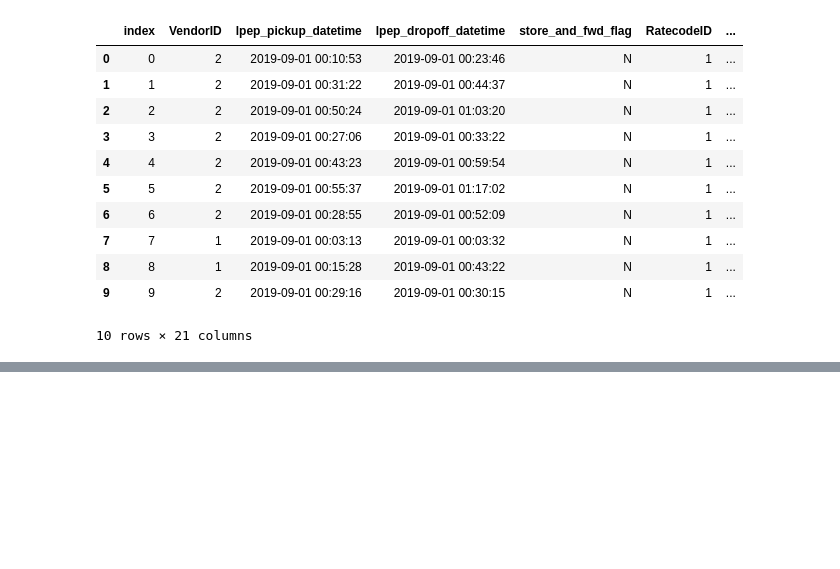
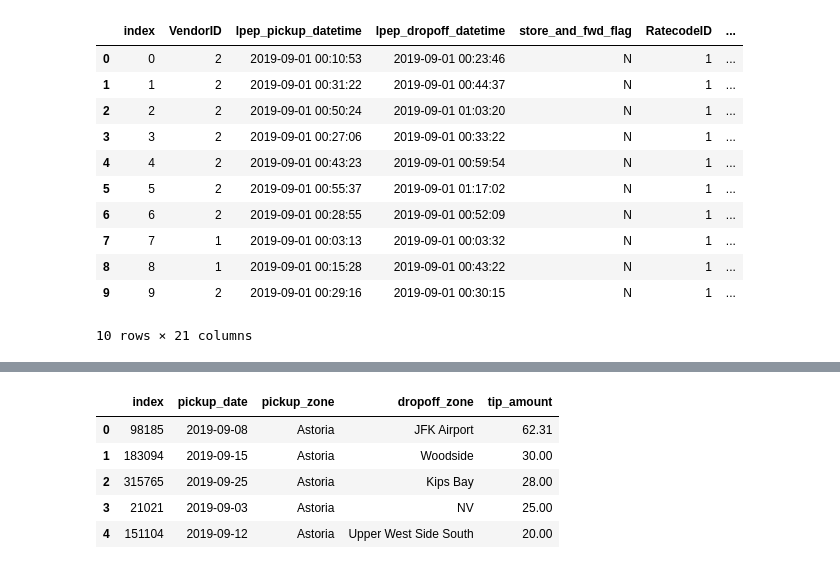
Before and after one commit to JasonDahl/de_zoomcamp_hw, a Jupyter notebook: dehw_01_docker_sql/DE_HW1_Docker_SQL_Terraform.ipynb, the cells around one changed output, grey strips where cells are left out. Drawn from its saved outputs; the diff is of its cells as text; code cells hidden in the pictures; blank space fills up the shorter version.

```diff
--- a/dehw_01_docker_sql/DE_HW1A_Docker_SQL.ipynb
+++ b/dehw_01_docker_sql/DE_HW1_Docker_SQL_Terraform.ipynb
@@ -212,0 +311,30 @@ docker run -it \
+# %%
+query = '''
+SELECT
+    t."index",
+    DATE(t.lpep_pickup_datetime) as pickup_date,
+    zpu."Zone" AS pickup_zone,
+    zdo."Zone" AS dropoff_zone,
+    t."tip_amount"
+FROM green_taxi_data t
+    JOIN zones zpu
+        ON t."PULocationID" = zpu."LocationID"
+    JOIN zones zdo
+        ON t."DOLocationID" = zdo."LocationID"
+WHERE DATE(t.lpep_pickup_datetime) >= '2019-09-01'
+      AND
+      DATE(t.lpep_pickup_datetime) <= '2019-09-30'
+      AND
+      zpu."Zone" = 'Astoria'
+ORDER BY t."tip_amount" DESC
+LIMIT 5;
+
+'''
+pd.read_sql(query, con=engine)
+# %% [output]
+|  | index | pickup_date | pickup_zone | dropoff_zone | tip_amount |
+| 0 | 98185 | 2019-09-08 | Astoria | JFK Airport | 62.31 |
+| 1 | 183094 | 2019-09-15 | Astoria | Woodside | 30.00 |
+| 2 | 315765 | 2019-09-25 | Astoria | Kips Bay | 28.00 |
+| 3 | 21021 | 2019-09-03 | Astoria | NV | 25.00 |
+| 4 | 151104 | 2019-09-12 | Astoria | Upper West Side South | 20.00 |
```
Also changed, not shown: parts of 15 cells of this notebook, 1 other file.
